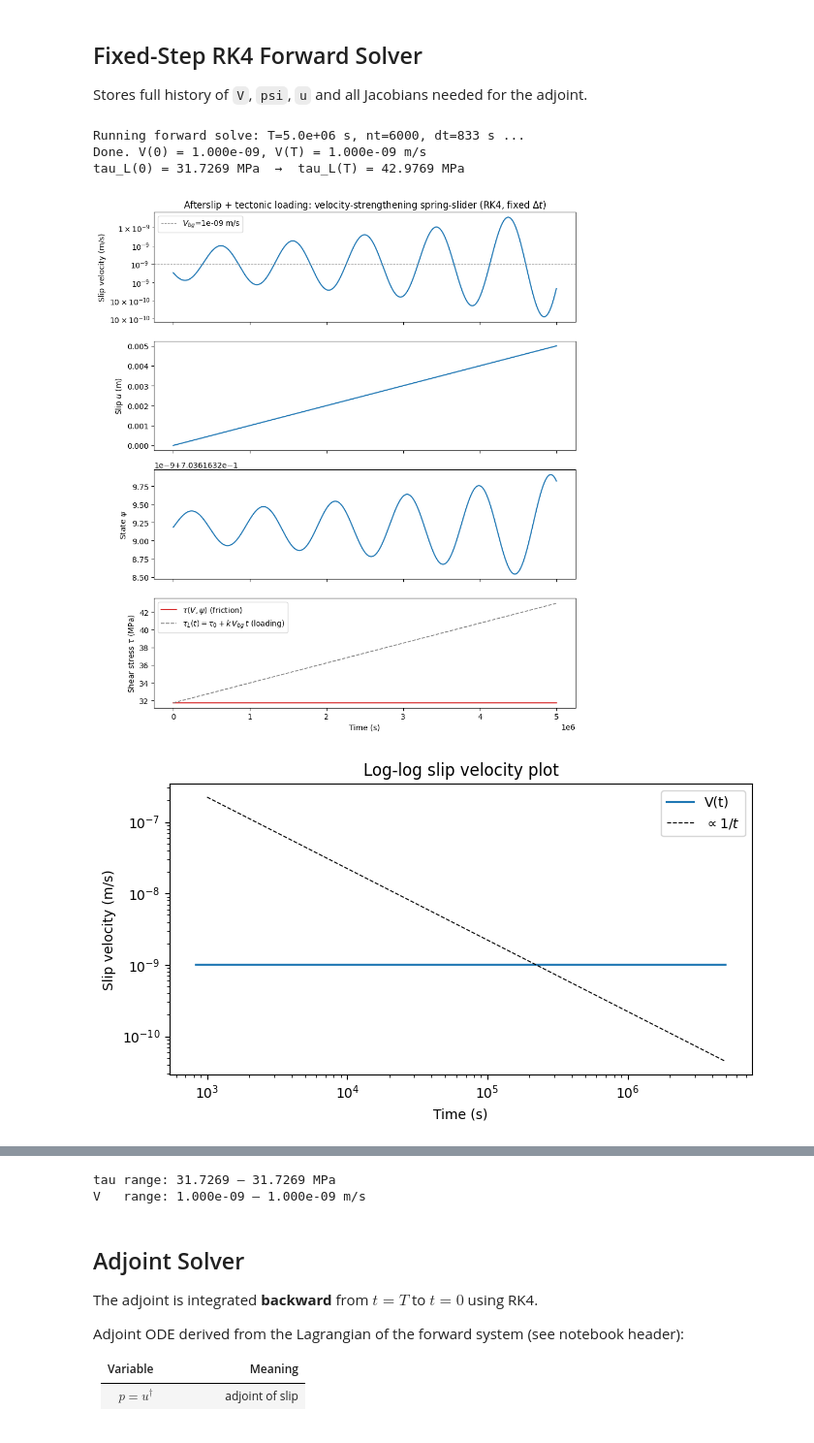
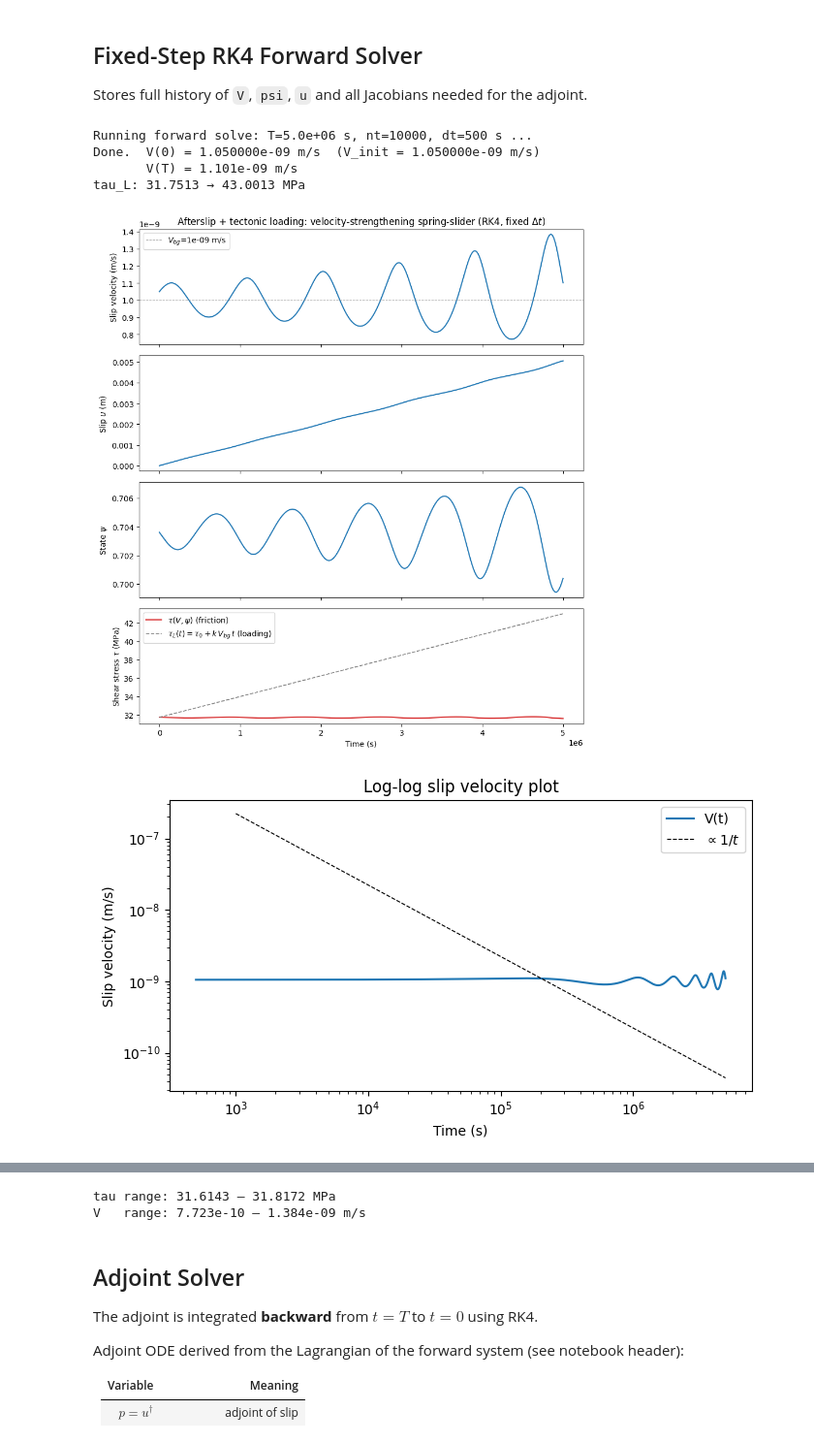
Before and after one commit to ericeberg3/spring-slider-adjoint, a Jupyter notebook: adjoint_springslider.ipynb, the cells around one changed output, grey strips where cells are left out. Shown at 97% size. Cells and saved outputs as stored; diff of their text form; code cells hidden in the pictures.

Commit message:
Changed the gradient descent a bit to be more robust. Changed k closer to k_crit so that we have oscillations to test the adjoint solver.

```diff
--- a/adjoint_springslider.ipynb
+++ b/adjoint_springslider.ipynb
@@ -186,7 +187,7 @@ k_crit   = 2.50e+03 MPa/m
 
 Stores full history of `V`, `psi`, `u` and all Jacobians needed for the adjoint.
 # %%
-def forward_solve(M, T, nt, u0, psi0):
+def forward_solve(M, T, nt, u0, psi0, V_init=None):
     """
     Fixed-step RK4 forward solve with linear tectonic loading.
 
@@ -194,14 +195,19 @@ def forward_solve(M, T, nt, u0, psi0):
     Force balance:   tau(V,psi) + eta*V + k*u = tau_L(t)  =>  V  (algebraic)
     State ODEs:      du/dt = V,   dpsi/dt = G(V,psi)
 
+    V_init : optional float
+        Expected slip velocity at t=0. If provided, asserts that the
+        force balance at (u0, psi0, tau_L[0]) recovers V_init to 1 ppm.
+        Pass V_init whenever tau0 was derived from it (primary forward solve).
+        Omit for perturbed-parameter runs where tau0 stays fixed but a differs.
+
     Returns dict with full time history + Jacobian arrays.
     """
     dt = T / nt
     t  = np.linspace(0.0, T, nt + 1)
 
-    # Pre-compute loading stress at every node and at half-nodes for RK4
-    tau_L     = M['tau0'] + M['k'] * M['V_bg'] * t          # shape (nt+1,)
-    tau_L_mid = M['tau0'] + M['k'] * M['V_bg'] * (t[:-1] + 0.5*dt)  # at n+1/2
+    tau_L     = M['tau0'] + M['k'] * M['V_bg'] * t
+    tau_L_mid = M['tau0'] + M['k'] * M['V_bg'] * (t[:-1] + 0.5*dt)
 
     u   = np.zeros(nt + 1)
     psi = np.zeros(nt + 1)
@@ -215,6 +221,16 @@ def forward_solve(M, T, nt, u0, psi0):
 
     u[0], psi[0] = u0, psi0
 
+    # Sanity check: force balance at t=0 must reproduce V_init
+    V0_check = solve_V_algebraic(u0, psi0, M, tau_L[0])
+    if V_init is not None:
+        rel_err = abs(V0_check - V_init) / V_init
+        assert rel_err < 1e-6, (
+            f"Initialization mismatch: force balance gives V(0)={V0_check:.6e} m/s "
+            f"but V_init={V_init:.6e} m/s (rel error={rel_err:.2e}). "
+            f"Check that tau0 was computed from V_init via the force balance."
+        )
+
     def _store(n, Vn, pn):
         V_arr[n]       = Vn
         tau_V_arr[n]   = tau_V_fn(Vn, pn, M)
@@ -224,12 +240,12 @@ def forward_solve(M, T, nt, u0, psi0):
         dtau_da_arr[n] = dtau_da_fn(Vn, pn, M)
         dG_da_arr[n]   = dG_da_fn(Vn, pn, M)
 
-    _store(0, solve_V_algebraic(u0, psi0, M, tau_L[0]), psi0)
+    _store(0, V0_check, psi0)
 
     for n in range(nt):
-        tL_n   = tau_L[n]       # loading stress at t_n
-        tL_mid = tau_L_mid[n]   # loading stress at t_{n+1/2}
-        tL_np1 = tau_L[n+1]     # loading stress at t_{n+1}
+        tL_n   = tau_L[n]
+        tL_mid = tau_L_mid[n]
+        tL_np1 = tau_L[n+1]
 
         V1 = solve_V_algebraic(u[n], psi[n], M, tL_n)
         G1 = G_fn(V1, psi[n], M)
@@ -261,19 +277,21 @@ def forward_solve(M, T, nt, u0, psi0):
     )
 
 # ------------------------------------------------------------------
-# Run forward solve
+# Run forward solve — pass V_init so the check fires
 # ------------------------------------------------------------------
 T   = 5e6    # s
-nt  = 6000   # fixed time steps
+nt  = 10000   # fixed time steps
 
 print(f"Running forward solve: T={T:.1e} s, nt={nt}, dt={T/nt:.0f} s ...")
-fwd = forward_solve(M, T, nt, u_init, psi_init)
-print(f"Done. V(0) = {fwd['V'][0]:.3e}, V(T) = {fwd['V'][-1]:.3e} m/s")
-print(f"tau_L(0) = {fwd['tau_L'][0]:.4f} MPa  →  tau_L(T) = {fwd['tau_L'][-1]:.4f} MPa")
+fwd = forward_solve(M, T, nt, u_init, psi_init, V_init=V_init)
+print(f"Done.  V(0) = {fwd['V'][0]:.6e} m/s  (V_init = {V_init:.6e} m/s)")
+print(f"       V(T) = {fwd['V'][-1]:.3e} m/s")
+print(f"tau_L: {fwd['tau_L'][0]:.4f} → {fwd['tau_L'][-1]:.4f} MPa")
 # %% [output]
-Running forward solve: T=5.0e+06 s, nt=6000, dt=833 s ...
-Done. V(0) = 1.000e-09, V(T) = 1.000e-09 m/s
-tau_L(0) = 31.7269 MPa  →  tau_L(T) = 42.9769 MPa
+Running forward solve: T=5.0e+06 s, nt=10000, dt=500 s ...
+Done.  V(0) = 1.050000e-09 m/s  (V_init = 1.050000e-09 m/s)
+       V(T) = 1.101e-09 m/s
+tau_L: 31.7513 → 43.0013 MPa
 # %%
 # ------------------------------------------------------------------
 # Plot 1: Forward solution
@@ -282,7 +300,7 @@ tau_fwd = np.array([tau_fn(v, p, M) for v, p in zip(fwd['V'], fwd['psi'])])
 
 fig, axes = plt.subplots(4, 1, figsize=(9, 10), sharex=True)
 
-axes[0].semilogy(fwd['t'], fwd['V'])
+axes[0].plot(fwd['t'], fwd['V'])
 axes[0].axhline(V_bg, color='gray', ls='--', lw=0.8, label=f'$V_{{bg}}$={V_bg:.0e} m/s')
 axes[0].set_ylabel('Slip velocity (m/s)')
 axes[0].set_title('Afterslip + tectonic loading: velocity-strengthening spring-slider (RK4, fixed $\\Delta t$)')
@@ -320,32 +338,32 @@ plt.show()
 
 # ------------------------------------------------------------------
 # Plot 1c: Log velocity vs shear stress (phase portrait)
 # ------------------------------------------------------------------
 V_min = fwd['V'].min() * 0.5
 V_max = fwd['V'].max() * 2.0
 V_ss  = np.geomspace(V_min, V_max, 300)
 tau_ss_line = M['N'] * fss_fn(V_ss, M)
 
 fig3, ax3 = plt.subplots(figsize=(7, 5))
 sc = ax3.scatter(fwd['V'], tau_fwd, c=fwd['t'], cmap='viridis',
                  s=8, lw=0, zorder=3)
 ax3.plot(V_ss, tau_ss_line, 'r--', lw=1.5, zorder=4,
          label=r'$\tau_{ss}(V) = N\,f_{ss}(V)$')
 ax3.set_xscale('log')
 ax3.set_ylabel('Shear stress $\\tau$ (MPa)')
 ax3.set_xlabel('Slip velocity $V$ (m/s)')
 ax3.set_title('Log velocity vs shear stress — forward model trajectory')
 cbar = fig3.colorbar(sc, ax=ax3)
 cbar.set_label('Time (s)')
 ax3.plot(fwd['V'][0],  tau_fwd[0],  'g^', ms=8, zorder=5, label='Start')
 ax3.plot(fwd['V'][-1], tau_fwd[-1], 'rs', ms=8, zorder=5, label='End')
 ax3.legend()
 ax3.grid(True, ls=':', lw=0.5, which='both')
 plt.tight_layout()
 plt.show()
 
 print(f"tau range: {tau_fwd.min():.4f} – {tau_fwd.max():.4f} MPa")
 print(f"V   range: {fwd['V'].min():.3e} – {fwd['V'].max():.3e} m/s")
 # %% [output]
-[figure, old version]
+[figure, new version]
-[figure, old version]
+[figure, new version]
@@ -353,5 +371,5 @@ print(f"V   range: {fwd['V'].min():.3e} – {fwd['V'].max():.3e} m/s")
-tau range: 31.7269 – 31.7269 MPa
-V   range: 1.000e-09 – 1.000e-09 m/s
+tau range: 31.6143 – 31.8172 MPa
+V   range: 7.723e-10 – 1.384e-09 m/s
 # %% [markdown]
 ## Adjoint Solver
 
```
Also changed, not shown: parts of 10 cells of this notebook, 1 other file.
